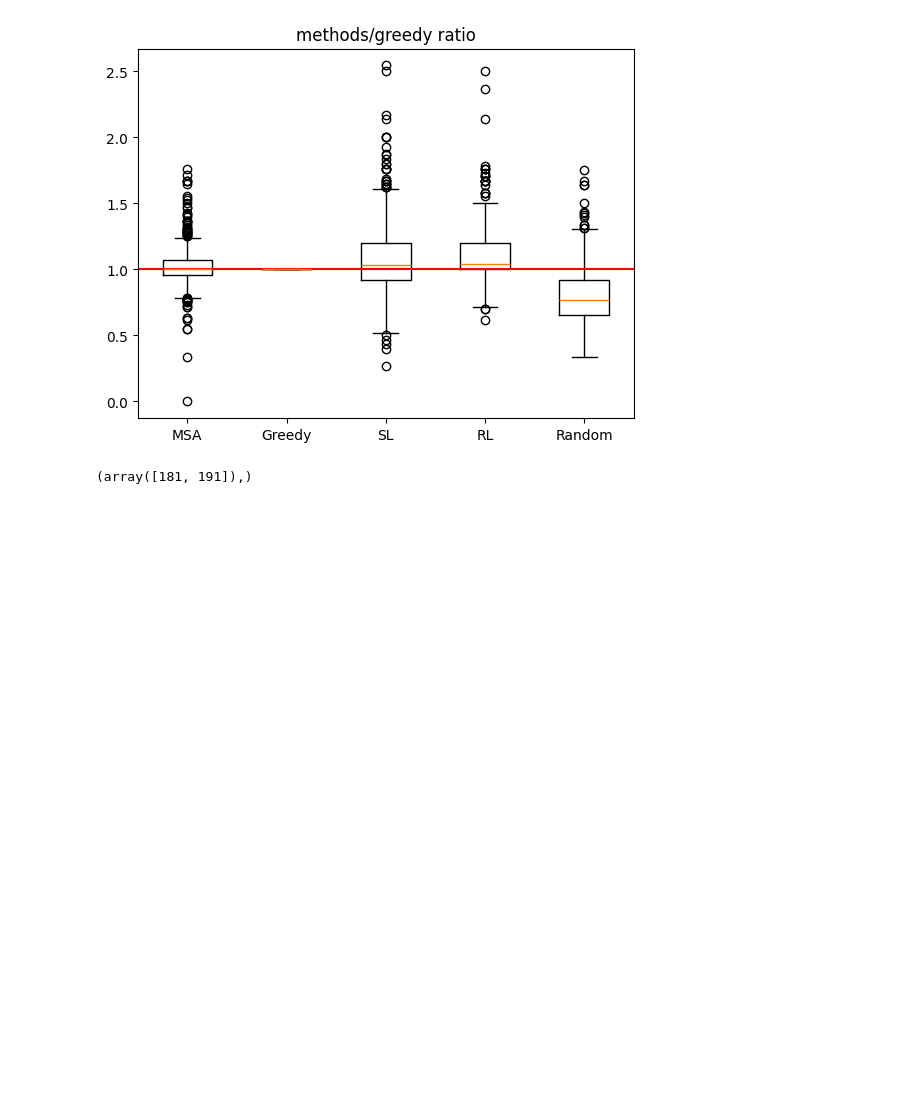
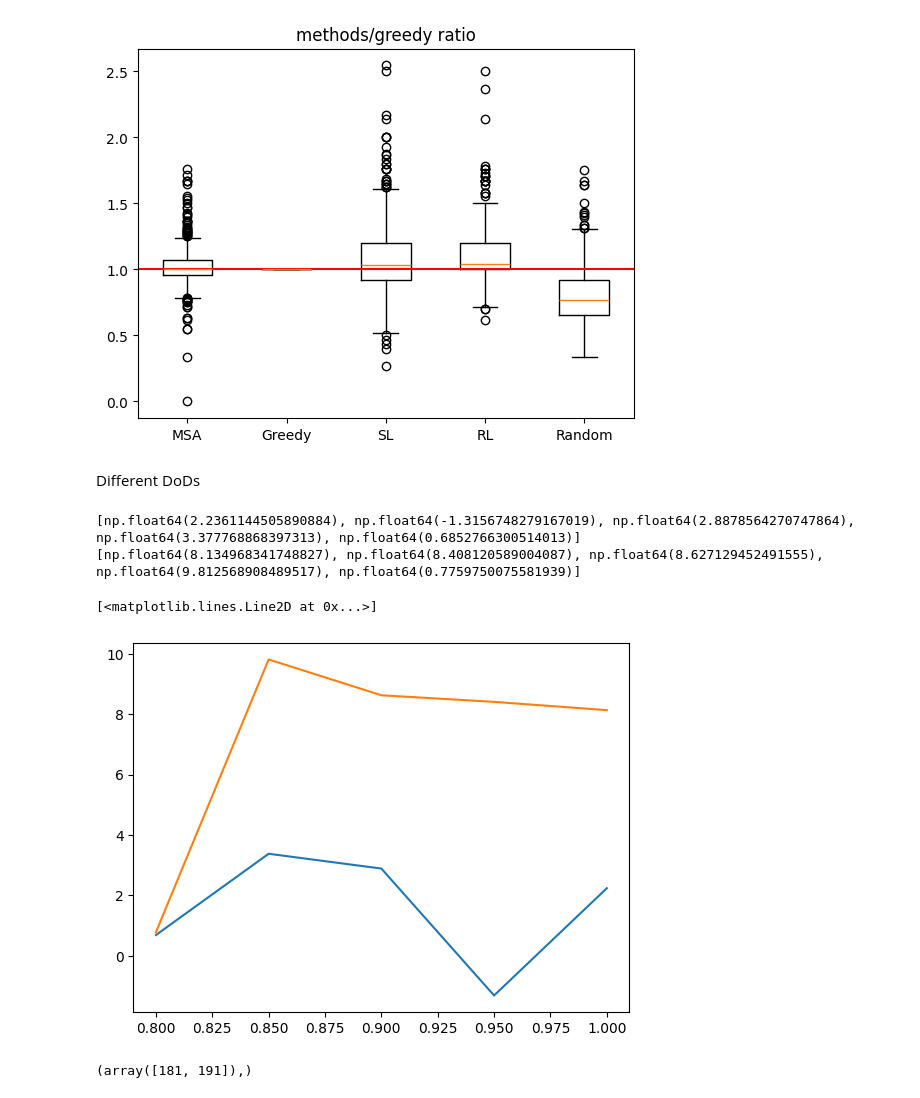
Before and after one commit to Farid-Najar/DynamicQVRP, a Jupyter notebook: results.ipynb, the cells around one changed output. Cells and saved outputs as stored; diff of their text form; code cells hidden in the pictures; blank space fills up the shorter version.

```diff
--- a/results.ipynb
+++ b/results.ipynb
@@ -193,6 +193,33 @@ plt.title("methods/greedy ratio")
 # %% [output]
 Text(0.5, 1.0, 'methods/greedy ratio')
 [figure]
+# %% [markdown]
+Different DoDs
+# %%
+GreedySL = []
+GreedyRL = []
+x = [1., .95, .9, .85, .8]
+
+for dod in x:
+    with open(f'results/DoD{dod}/res_SL.pkl', "rb") as f: res_SL = pickle.load(f)
+    with open(f'results/DoD{dod}/res_RL.pkl', "rb") as f: res_RL = pickle.load(f)
+    with open(f'results/DoD{dod}/res_greedy.pkl', "rb") as f: res_greedy = pickle.load(f)
+
+    GreedySL.append(100*(res_SL["rs"].mean()/res_greedy["rs"].mean() -1))
+    GreedyRL.append(100*(res_RL["rs"].mean()/res_greedy["rs"].mean() -1))
+
+print(GreedySL)
+print(GreedyRL)
+# %% [output]
+[np.float64(2.2361144505890884), np.float64(-1.3156748279167019), np.float64(2.8878564270747864), np.float64(3.377768868397313), np.float64(0.6852766300514013)]
+[np.float64(8.134968341748827), np.float64(8.408120589004087), np.float64(8.627129452491555), np.float64(9.812568908489517), np.float64(0.7759750075581939)]
+# %%
+plt.plot(x, GreedySL)
+plt.plot(x, GreedyRL)
+# plt.axis([max(x), min(x), min(GreedySL), max(GreedySL)])
+# %% [output]
+[<matplotlib.lines.Line2D at 0x...>]
+[figure, added]
 # %%
 np.where(res_MSA["rs"]/res_offline["rs"] > 1)
 # %% [output]
```
Also changed, not shown: parts of 3 cells of this notebook, 28 other files.
